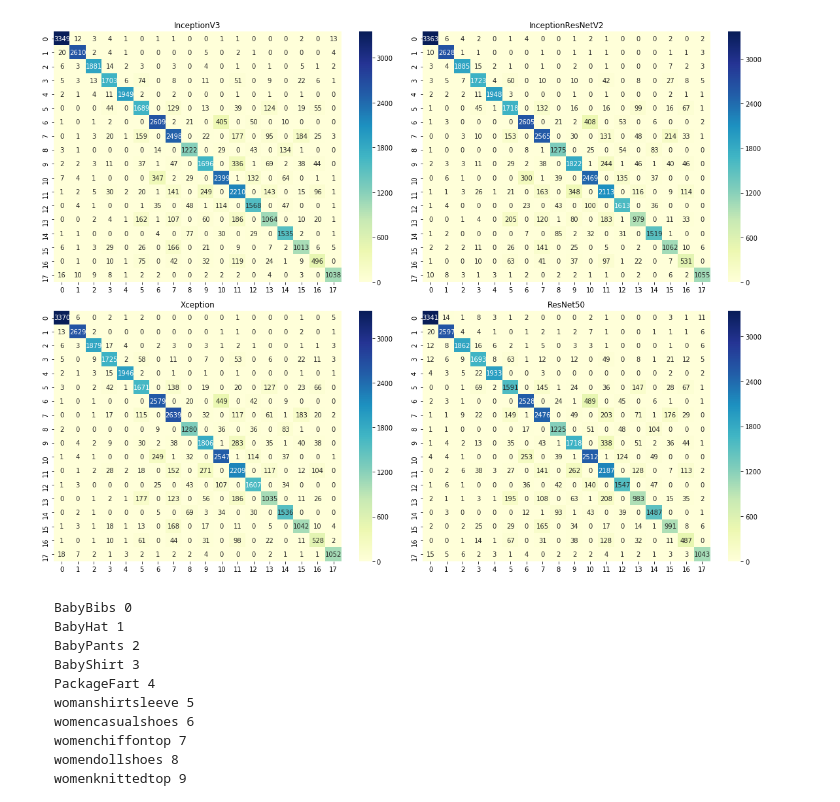
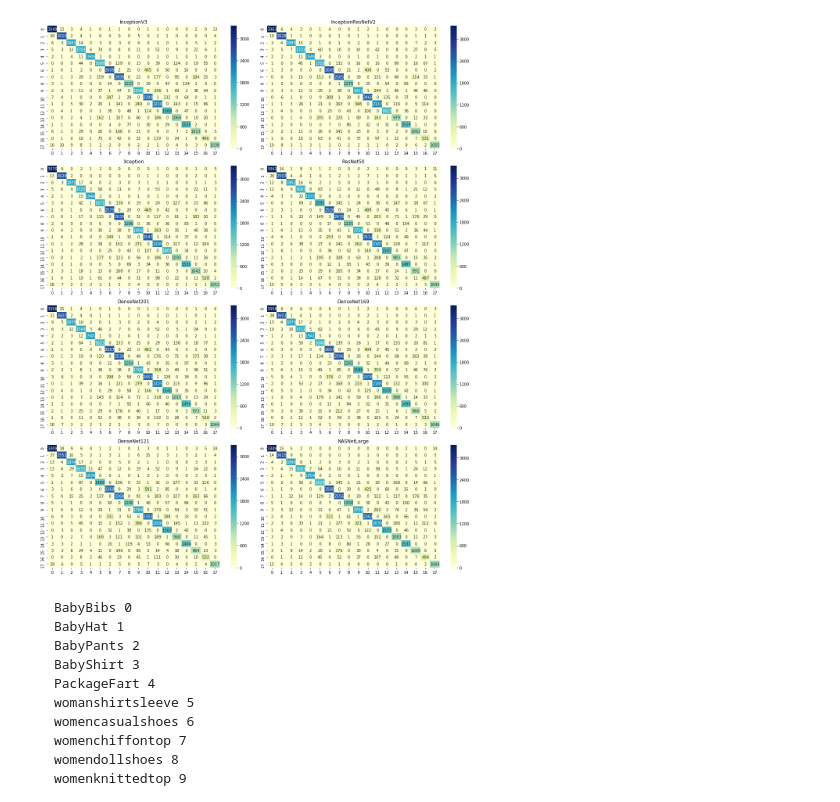
Before and after one commit to hardianlawi/Shopee-IET-ML-Competition, a Jupyter notebook: ErrorAnalysis.ipynb, the cells around one changed output. Saved outputs shown, nothing was run; the diff lists cells and outputs as text; code cells hidden in the pictures.

```diff
--- a/ErrorAnalysis.ipynb
+++ b/ErrorAnalysis.ipynb
@@ -29,48 +29,86 @@ labels = [
     "wrapsnslings",
 ]
 # %%
-InceptionV3 = pd.read_csv("./outputs/val/InceptionV3_val.csv")
-InceptionResNetV2 = pd.read_csv("./outputs/val/InceptionResNetV2_val.csv")
-Xception = pd.read_csv("./outputs/val/Xception_val.csv")
-ResNet50 = pd.read_csv("./outputs/val/ResNet50_val.csv")
+InceptionV3 = pd.read_csv("./outputs/val/v1/InceptionV3_val.csv")
+InceptionResNetV2 = pd.read_csv("./outputs/val/v1/InceptionResNetV2_val.csv")
+Xception = pd.read_csv("./outputs/val/v1/Xception_val.csv")
+ResNet50 = pd.read_csv("./outputs/val/v1/ResNet50_val.csv")
+DenseNet201 = pd.read_csv("./outputs/val/v1/DenseNet201_val.csv")
+DenseNet169 = pd.read_csv("./outputs/val/v1/DenseNet169_val.csv")
+DenseNet121 = pd.read_csv("./outputs/val/v1/DenseNet121_val.csv")
+NASNetLarge = pd.read_csv("./outputs/val/NASNetLarge_val.csv")
 # %%
 # InceptionV3
 
-fig, ax = plt.subplots(nrows=2, ncols=2, figsize=(16, 12))
+fig, ax = plt.subplots(nrows=4, ncols=2, figsize=(16, 20))
 
 y_true = InceptionV3.category_id
 y_pred = np.argmax(InceptionV3.drop("category_id", axis=1).as_matrix(), axis=-1)
 
 sns.heatmap(confusion_matrix(y_true, y_pred), cmap="YlGnBu", ax=ax[0][0], annot=True, fmt="d")
 ax[0][0].set_title("InceptionV3")
 
 # InceptionResNetV2
 
 y_true = InceptionResNetV2.category_id
 y_pred = np.argmax(InceptionResNetV2.drop("category_id", axis=1).as_matrix(), axis=-1)
 
 sns.heatmap(confusion_matrix(y_true, y_pred), cmap="YlGnBu", ax=ax[0][1], annot=True, fmt="d")
 ax[0][1].set_title("InceptionResNetV2")
 
 # Xception
 
 y_true = Xception.category_id
 y_pred = np.argmax(Xception.drop("category_id", axis=1).as_matrix(), axis=-1)
 
 sns.heatmap(confusion_matrix(y_true, y_pred), cmap="YlGnBu", ax=ax[1][0], annot=True, fmt="d")
 ax[1][0].set_title("Xception")
 
 # ResNet50
 
 y_true = ResNet50.category_id
 y_pred = np.argmax(ResNet50.drop("category_id", axis=1).as_matrix(), axis=-1)
 
 sns.heatmap(confusion_matrix(y_true, y_pred), cmap="YlGnBu", ax=ax[1][1], annot=True, fmt="d")
 ax[1][1].set_title("ResNet50")
 
+# DenseNet201
+
+y_true = DenseNet201.category_id
+y_pred = np.argmax(DenseNet201.drop("category_id", axis=1).as_matrix(), axis=-1)
+
+sns.heatmap(confusion_matrix(y_true, y_pred), cmap="YlGnBu", ax=ax[2][0], annot=True, fmt="d")
+ax[2][0].set_title("DenseNet201")
+
+# DenseNet169
+
+y_true = DenseNet169.category_id
+y_pred = np.argmax(DenseNet169.drop("category_id", axis=1).as_matrix(), axis=-1)
+
+sns.heatmap(confusion_matrix(y_true, y_pred), cmap="YlGnBu", ax=ax[2][1], annot=True, fmt="d")
+ax[2][1].set_title("DenseNet169")
+
+# DenseNet121
+
+y_true = DenseNet121.category_id
+y_pred = np.argmax(DenseNet121.drop("category_id", axis=1).as_matrix(), axis=-1)
+
+sns.heatmap(confusion_matrix(y_true, y_pred), cmap="YlGnBu", ax=ax[3][0], annot=True, fmt="d")
+ax[3][0].set_title("DenseNet121")
+
+
+# NASNetLarge
+
+y_true = NASNetLarge.category_id
+y_pred = np.argmax(NASNetLarge.drop("category_id", axis=1).as_matrix(), axis=-1)
+
+sns.heatmap(confusion_matrix(y_true, y_pred), cmap="YlGnBu", ax=ax[3][1], annot=True, fmt="d")
+ax[3][1].set_title("NASNetLarge")
+
+
 plt.tight_layout()
 # %% [output]
-[figure, old version]
+[figure, new version]
 # %% [markdown]
     BabyBibs 0
     BabyHat 1
```
Also changed, not shown: parts of 1 cell of this notebook.
